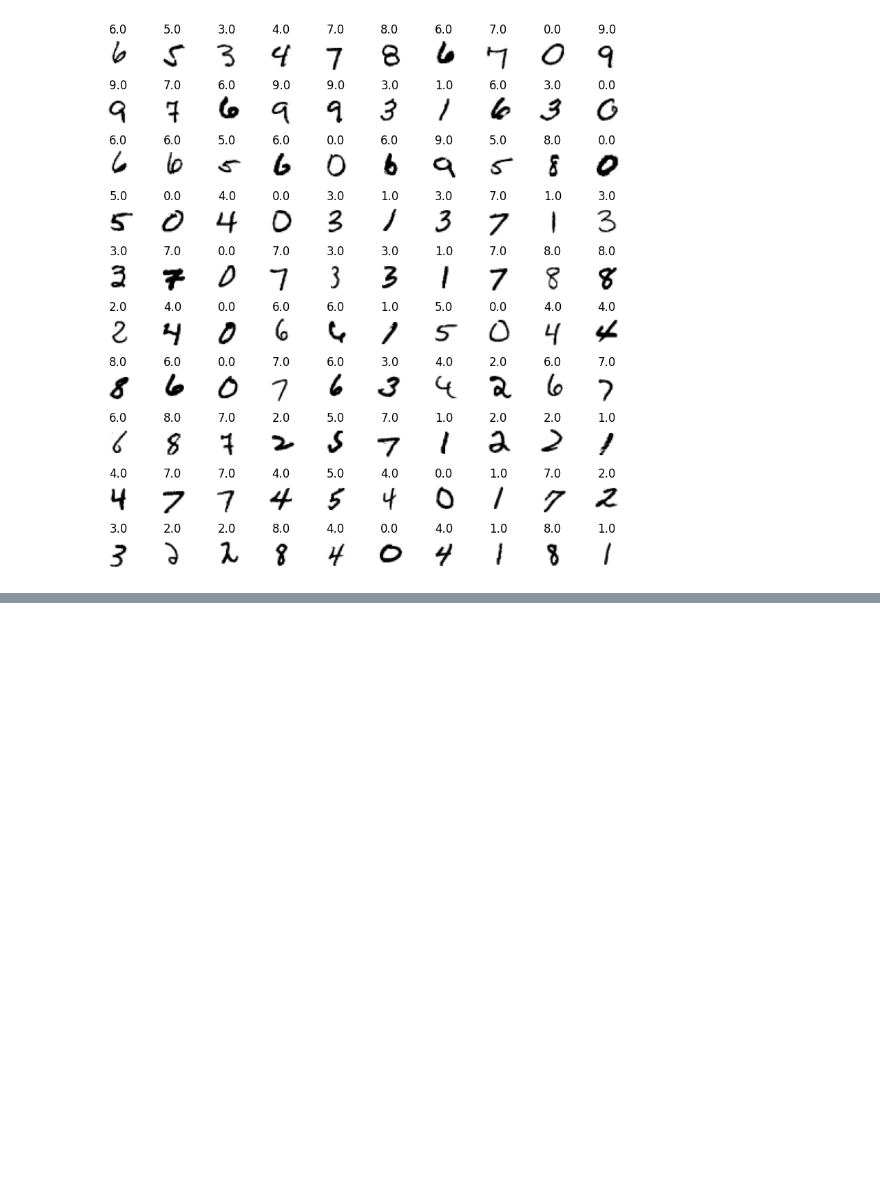
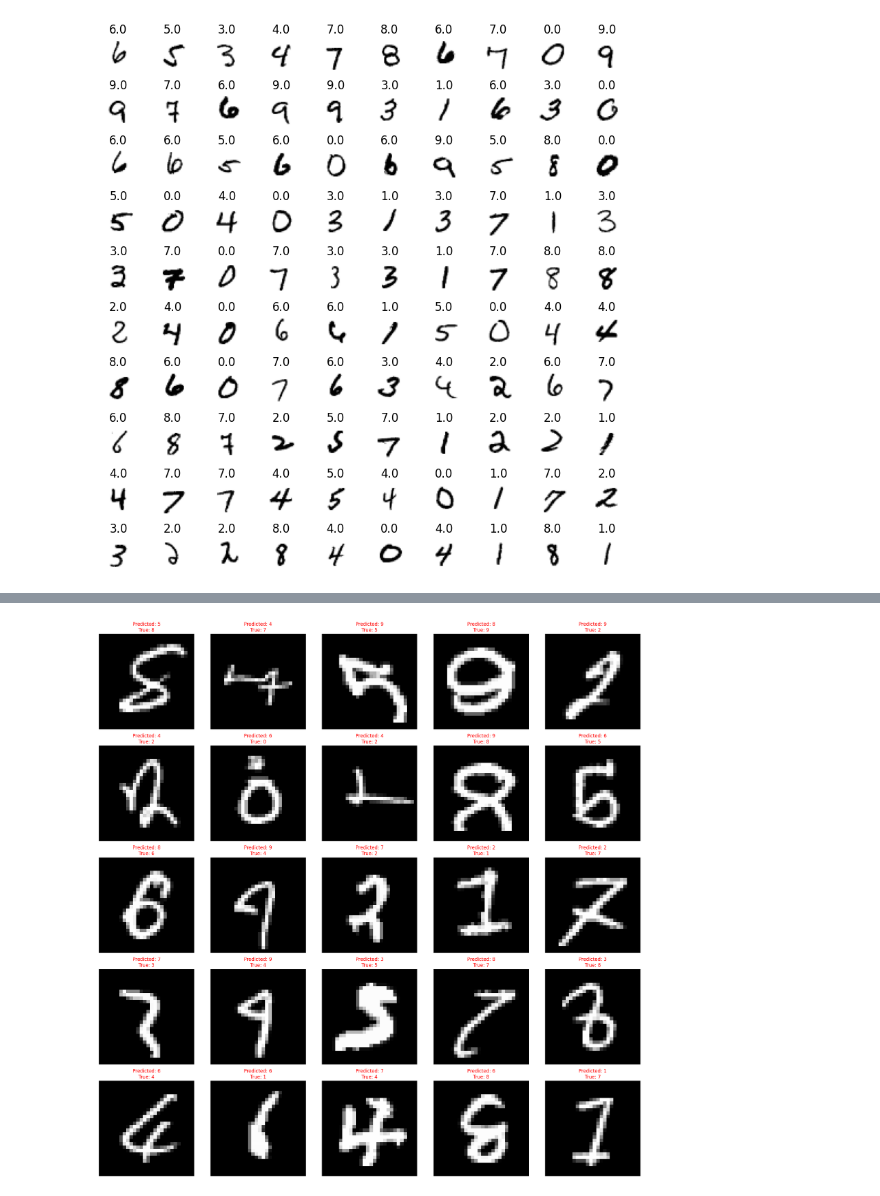
Before and after one commit to akirauruma/mluni, a Jupyter notebook: digitrecpytorch.ipynb, the cells around one changed output, grey strips where cells are left out. Saved outputs shown, nothing was run; the diff lists cells and outputs as text; code cells hidden in the pictures; blank space fills up the shorter version.

```diff
--- a/digitrecpytorch.ipynb
+++ b/digitrecpytorch.ipynb
@@ -69,11 +70,3 @@ torch_y_train = torch.from_numpy(y_train).type(torch.LongTensor)
 
 torch_X_test = torch.from_numpy(X_test)
 torch_y_test = torch.from_numpy(y_test).type(torch.LongTensor)
-# %%
-# Pytorch train and test sets
-train = torch.utils.data.TensorDataset(torch_X_train, torch_y_train)
-test = torch.utils.data.TensorDataset(torch_X_test, torch_y_test)
-
-# data loader
-train_loader = torch.utils.data.DataLoader(train, batch_size = BATCH_SIZE, shuffle = False)
-test_loader = torch.utils.data.DataLoader(test, batch_size = BATCH_SIZE, shuffle = False)
@@ -83,14 +120,14 @@ class CNNModel(nn.Module):
         super(CNNModel, self).__init__()
         self.cnn1 = nn.Conv2d(in_channels=1, out_channels=8, kernel_size=5, stride=1, padding=0)
         self.cnn2 = nn.Conv2d(in_channels=8, out_channels=16, kernel_size=5, stride=1, padding=0)
-        # self.fc0 = nn.Dropout(0.25)
+        self.fc0 = nn.Dropout(0.25)
         self.fc1 = nn.LazyLinear(10)
 
     def forward(self, x):
         out = torch.relu(self.cnn1(x))
         out = torch.relu(self.cnn2(out))
         out = out.view(out.size(0), -1)
-        # out = self.fc0(out)
+        out = self.fc0(out)
         out = self.fc1(out)
         return out
 
@@ -101,5 +138,5 @@ model = CNNModel()
 model.to(device)
 error = nn.CrossEntropyLoss()
 optimizer = torch.optim.AdamW(model.parameters(), lr=0.001)
-scheduler = torch.optim.lr_scheduler.StepLR(optimizer, step_size = 2, gamma = 0.1)
-num_epochs = 10
+scheduler = torch.optim.lr_scheduler.ReduceLROnPlateau(optimizer, 'min', patience=2, factor = 0.1)
+num_epochs = 25
@@ -138,6 +195,7 @@ for epoch in tqdm(range(num_epochs)):
             for images, labels in test_loader:
 
                 test = images.to(device)
+                labels = labels.to(device)
 
                 # Forward propagation
                 outputs = model(test)
@@ -156,8 +214,8 @@ for epoch in tqdm(range(num_epochs)):
             loss_list.append(loss.item())
             iteration_list.append(count)
             accuracy_list.append(accuracy)
-        if count % 250 == 0:
+        if count % 500 == 0:
             # Print Loss
             print('Iteration: {}  Loss: {}  Accuracy: {} %'.format(count, loss.item(), accuracy))
-    scheduler.step()
+    scheduler.step(loss.item())
 # %% [output]
@@ -193,0 +374,26 @@ plt.show()
+# %%
+import matplotlib.pyplot as plt
+
+index = 0
+n_rows = 5
+n_cols = 5
+fig, axis = plt.subplots(n_rows, n_cols, figsize=[20, 20])
+
+for row in range(n_rows):
+    for col in range(n_cols):
+        if index < total_errors:
+            img = X_val_errors[index].squeeze()
+
+            axis[row, col].imshow(img, cmap='gray')
+            axis[row, col].set_title(
+                f"Predicted: {pred_value_labels[index]}\nTrue: {true_value_labels[index]}",
+                fontsize=12,
+                color='red'
+            )
+            axis[row, col].axis('off')
+            index += 1
+
+plt.tight_layout()
+plt.show()
+# %% [output]
+[figure, added]
```
Also changed, not shown: parts of 8 cells of this notebook, 2 other files.
